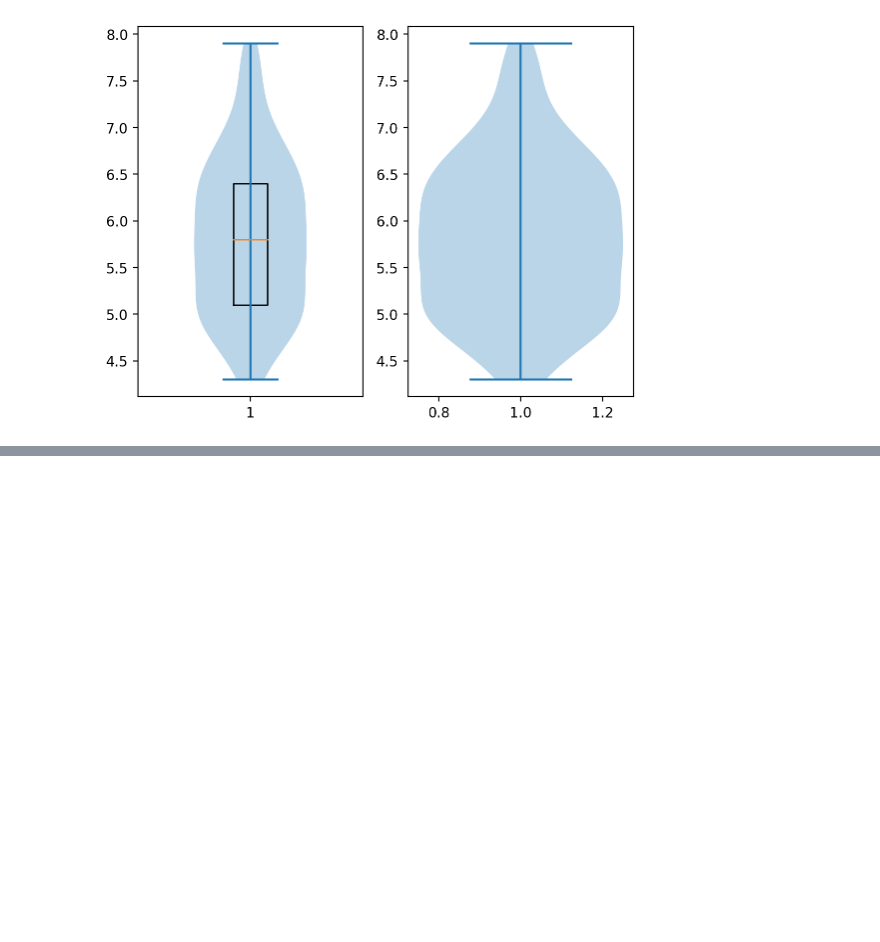
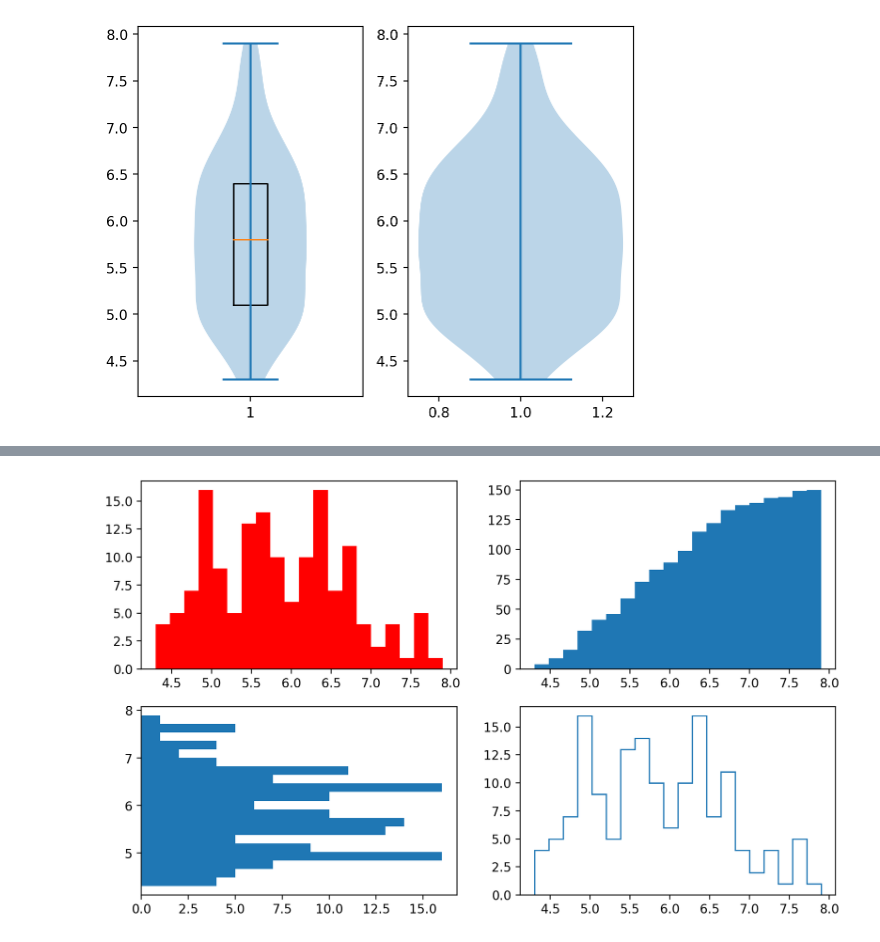
Before and after one commit to KHH0618/mbcAcademy, a Jupyter notebook: source/07_python/ch13_데이터시각화_2절matplotlib.ipynb, the cells around one changed output, grey strips where cells are left out. Cells and saved outputs as stored; diff of their text form; code cells hidden in the pictures; blank space fills up the shorter version.

```diff
--- a/source/07_python/ch13_데이터시각화_2절matplotlib.ipynb
+++ b/source/07_python/ch13_데이터시각화_2절matplotlib.ipynb
@@ -221,0 +238,10 @@ plt.show()
+# %%
+# hist - 히스토그램(도수분포표를 그래프화)
+fig, axes = plt.subplots(2,2, figsize=(10,6))
+axes[0,0].hist(iris.sepal_length, bins=20, color='r') # 히스토그램
+axes[0,1].hist(iris.sepal_length, bins=20, cumulative=True) # 누적히스토그램
+axes[1,0].hist(iris.sepal_length, bins=20, orientation='horizontal') # 수평 히스토그램
+axes[1,1].hist(iris.sepal_length, bins=20, histtype='step')
+plt.show()
+# %% [output]
+[figure, added]
```
Also changed, not shown: parts of 24 cells of this notebook, 4 other files.
